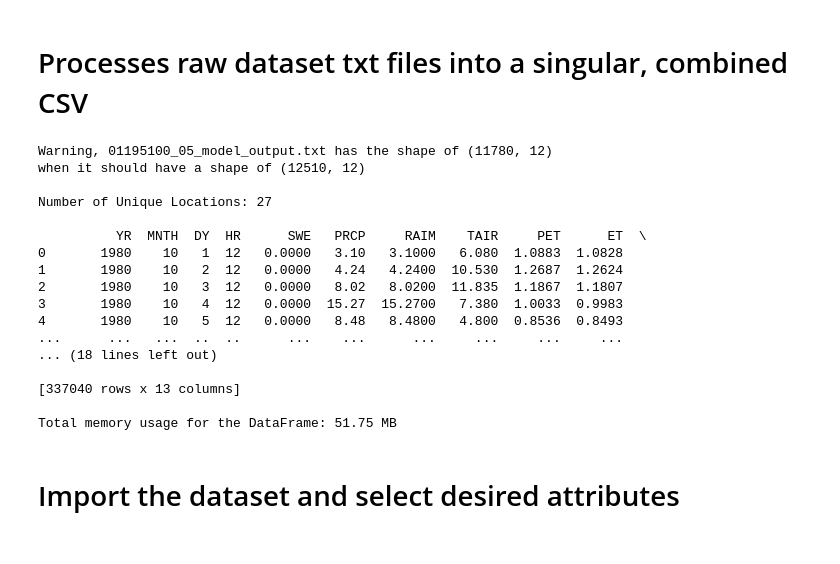
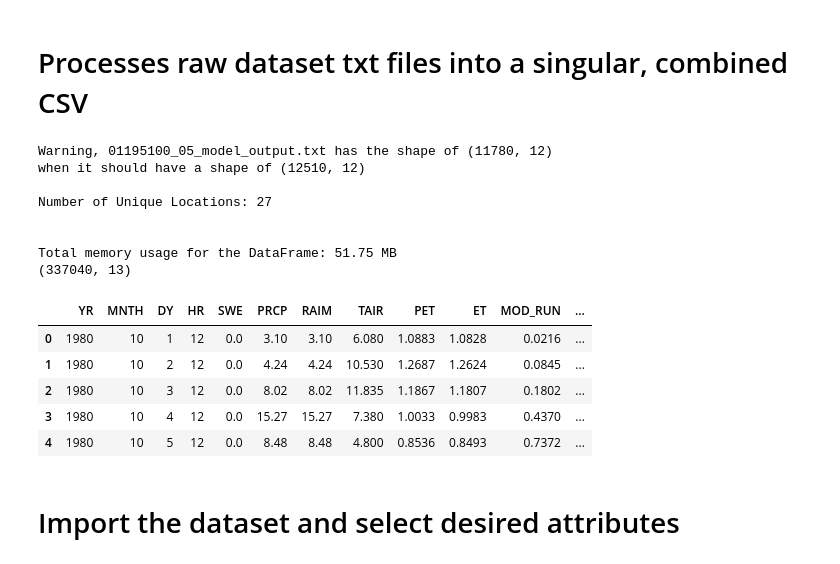
Before and after one commit to ErikNguyen20/CPSC-481-Assignments, a Jupyter notebook: Final/CPSC 481 Final Project.ipynb, the cells around one changed output. Saved outputs shown, nothing was run; the diff lists cells and outputs as text; code cells hidden in the pictures.

```diff
--- a/Final/CPSC 481 Final Project.ipynb
+++ b/Final/CPSC 481 Final Project.ipynb
@@ -30,44 +30,43 @@ for file_name in os.listdir(raw_dataset_directory):
 
         # Print a warning as to keep track of any instances of date misalignments in the future
         if current_df.shape != sanity_df.shape:
             print(f"Warning, {file_name} has the shape of {current_df.shape}")
             print(f"when it should have a shape of {sanity_df.shape}\n")
 
             # If there aren't the same number of columns, error out
             assert (current_df.shape[1] == sanity_df.shape[1])
 
         # Adds a location ID column and appends the dataframe to a list to be combined later
         current_df["locationID"] = location_id
         all_dfs.append(current_df)
 
 
 # Combines all the individual dataframes together
 combined_df = pd.concat(all_dfs, ignore_index=True)
 print(f"Number of Unique Locations: {len(all_dfs)}\n")
-print(combined_df)
 total_memory_usage = combined_df.memory_usage(deep=True).sum() / (1024 ** 2)
 print(f"\nTotal memory usage for the DataFrame: {total_memory_usage:.2f} MB")
 
 # Saves into a new csv
 combined_df.to_csv(os.path.join(dataset_directory, f"combined_data_{target_model_type}.csv"), index=False)
+
+print(combined_df.shape)
+combined_df.head()
 # %% [output]
 Warning, 01195100_05_model_output.txt has the shape of (11780, 12)
 when it should have a shape of (12510, 12)
 
 Number of Unique Locations: 27
 
-          YR  MNTH  DY  HR      SWE   PRCP     RAIM    TAIR     PET      ET  \
-0       1980    10   1  12   0.0000   3.10   3.1000   6.080  1.0883  1.0828
-1       1980    10   2  12   0.0000   4.24   4.2400  10.530  1.2687  1.2624
-2       1980    10   3  12   0.0000   8.02   8.0200  11.835  1.1867  1.1807
-3       1980    10   4  12   0.0000  15.27  15.2700   7.380  1.0033  0.9983
-4       1980    10   5  12   0.0000   8.48   8.4800   4.800  0.8536  0.8493
-...      ...   ...  ..  ..      ...    ...      ...     ...     ...     ...
-... (18 lines left out)
-
-[337040 rows x 13 columns]
 
 Total memory usage for the DataFrame: 51.75 MB
+(337040, 13)
+|  | YR | MNTH | DY | HR | SWE | PRCP | RAIM | TAIR | PET | ET | MOD_RUN | ... |
+| 0 | 1980 | 10 | 1 | 12 | 0.0 | 3.10 | 3.10 | 6.080 | 1.0883 | 1.0828 | 0.0216 | ... |
+| 1 | 1980 | 10 | 2 | 12 | 0.0 | 4.24 | 4.24 | 10.530 | 1.2687 | 1.2624 | 0.0845 | ... |
+| 2 | 1980 | 10 | 3 | 12 | 0.0 | 8.02 | 8.02 | 11.835 | 1.1867 | 1.1807 | 0.1802 | ... |
+| 3 | 1980 | 10 | 4 | 12 | 0.0 | 15.27 | 15.27 | 7.380 | 1.0033 | 0.9983 | 0.4370 | ... |
+| 4 | 1980 | 10 | 5 | 12 | 0.0 | 8.48 | 8.48 | 4.800 | 0.8536 | 0.8493 | 0.7372 | ... |
 # %% [markdown]
 # Import the dataset and select desired attributes
 # %%
```
Also changed, not shown: parts of 22 cells of this notebook.
